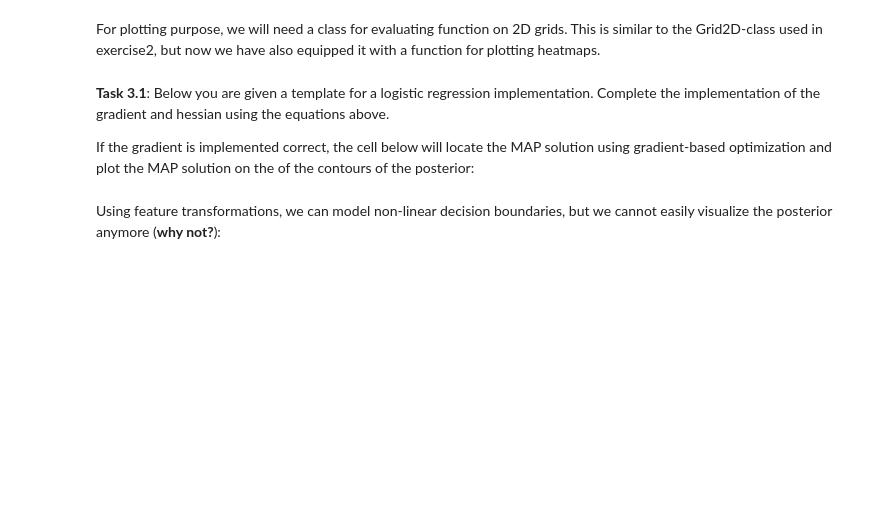
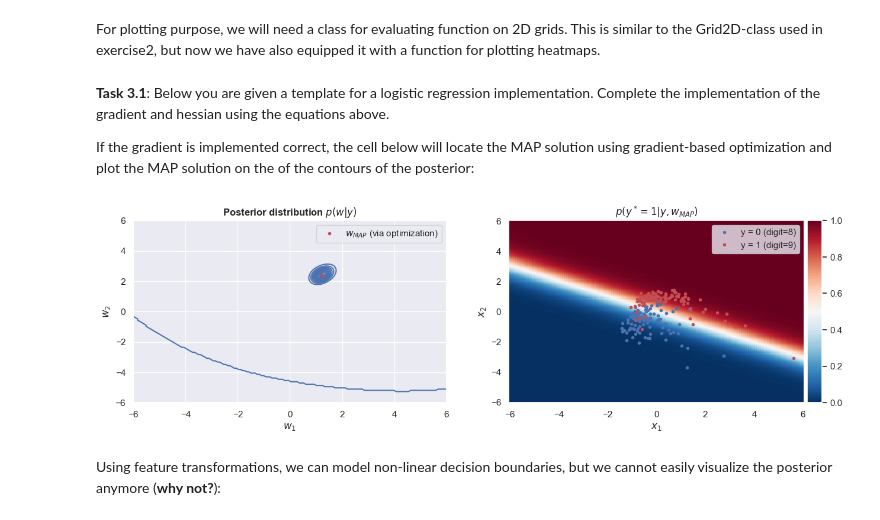
Before and after one commit to MrMustii/Bayesian-Machine-Learning, a Jupyter notebook: Week 4/ex4_handout.ipynb, the cells around one changed output. Cells and saved outputs as stored; diff of their text form; code cells hidden in the pictures; blank space fills up the shorter version.

```diff
--- a/Week 4/ex4_handout.ipynb
+++ b/Week 4/ex4_handout.ipynb
@@ -733,7 +772,9 @@ class LogisticRegression(object):
         ##############################################
         # Your solution goes here
         ##############################################
-        XX= jnp.column_stack((jnp.ones(self.N), self.X))
+        p = self.predict(self.X, w)
+        v = p*(1-p)
+        H = -self.X.T @ jnp.diag(v) @ self.X -self.alpha*jnp.identity(self.D)
         ##############################################
         # End of solution
         ##############################################
@@ -749,6 +790,10 @@ class LogisticRegression(object):
         ##############################################
         # Your solution goes here
         ##############################################
+        p = self.predict(self.X, w)
+        err = p - self.y
+        grad = -jnp.sum(err.T*self.X, axis=0) -self.alpha*w
+
         ##############################################
         # End of solution
         ##############################################
@@ -761,33 +806,35 @@ class LogisticRegression(object):
         init_w = jnp.zeros(self.D)
         results = minimize(lambda x: -self.log_joint(x[None, :]), jac=lambda x: -self.grad(x[None, :]).flatten(), x0=init_w)
         if not results.success:
             print(results)
             raise ValueError('Optization failed')
 
         w_MAP = results.x
         return w_MAP
 
 
 # instantiate model
 model = LogisticRegression(Xtrain, ytrain)
 
 # function for making prediction using w_MAP point estimate
 pred_MAP = lambda x: model.predict(model.preprocess(x), model.w_MAP)
 
 # prep grid
 dim1, dim2 = jnp.linspace(-6, 6, 150), jnp.linspace(-6, 6, 149)
 grid_log_joint = Grid2D(dim1, dim2, model.log_joint, name='Posterior distribution $p(w|y)$')
 grid_predictions = Grid2D(dim1, dim2, pred_MAP, name='$p(y^*=1|y, w_{MAP})$')
 
 # plot
 fig, ax = plt.subplots(1, 2, figsize=(15, 4))
 grid_log_joint.plot_contours(ax[0], f=jnp.exp,)
 ax[0].plot(model.w_MAP[0], model.w_MAP[1], 'r.', label='$w_{MAP}$ (via optimization)')
 ax[0].legend()
 
 plot_data(ax[1], Xtrain, ytrain, 'Training data')
 grid_predictions.plot_heatmap(ax[1], colorbar=True)
 ax[1].set(xlabel='$x_1$', ylabel='$x_2$');
+# %% [output]
+[figure, added]
 # %% [markdown]
 Using feature transformations, we can model non-linear decision boundaries, but we cannot easily visualize the posterior anymore (**why not?**):
 # %%
```
Also changed, not shown: parts of 9 cells of this notebook, 8 other files.
